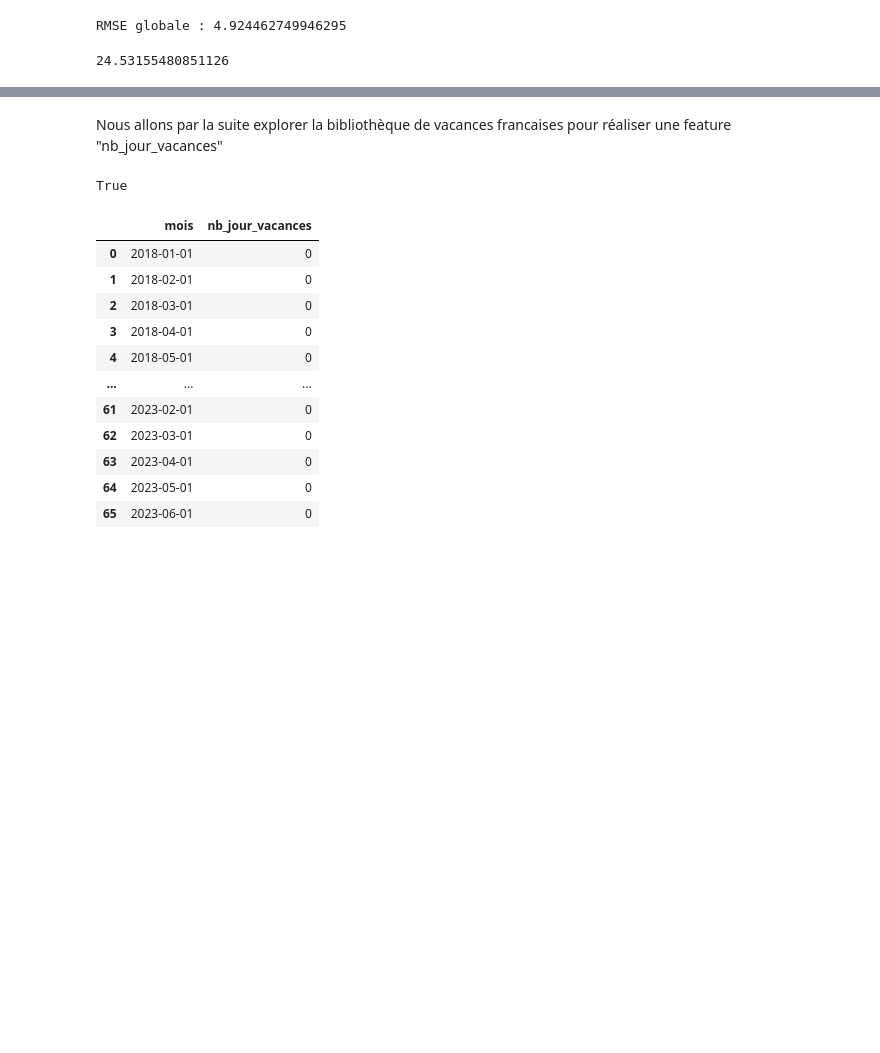
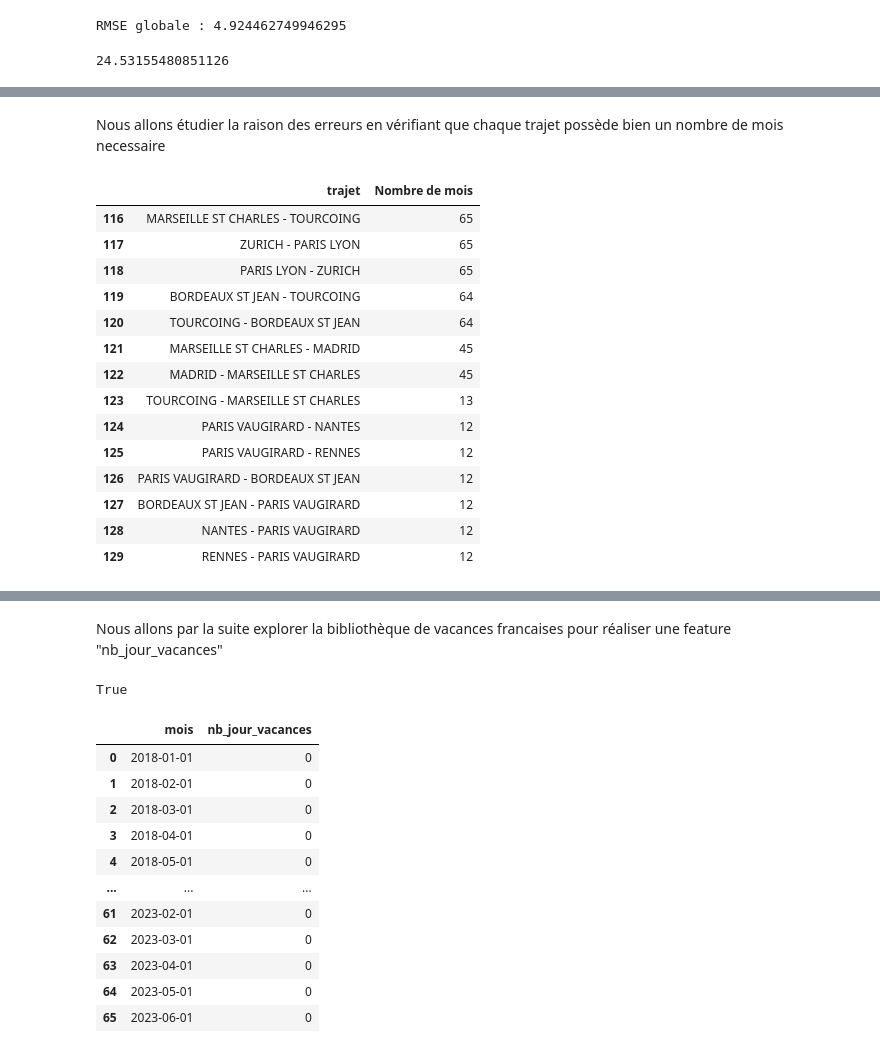
Before and after one commit to MatteoGentili/Apprentissage_Automatique_Project, a Jupyter notebook: Python_files/time_series.ipynb, the cells around one changed output, grey strips where cells are left out. Saved outputs shown, nothing was run; the diff lists cells and outputs as text; code cells hidden in the pictures; blank space fills up the shorter version.

```diff
--- a/Python_files/time_series.ipynb
+++ b/Python_files/time_series.ipynb
@@ -365,0 +300,23 @@ PARIS LYON - BARCELONA
+# %% [markdown]
+Nous allons étudier la raison des erreurs en vérifiant que chaque trajet possède bien un nombre de mois necessaire
+# %%
+value_counts = df_pred_retard['trajet'].value_counts()
+result_df = pd.DataFrame({'trajet': value_counts.index, 'Nombre de mois': value_counts.values})
+
+display(result_df[result_df["Nombre de mois"] < 66])
+# %% [output]
+|  | trajet | Nombre de mois |
+| 116 | MARSEILLE ST CHARLES - TOURCOING | 65 |
+| 117 | ZURICH - PARIS LYON | 65 |
+| 118 | PARIS LYON - ZURICH | 65 |
+| 119 | BORDEAUX ST JEAN - TOURCOING | 64 |
+| 120 | TOURCOING - BORDEAUX ST JEAN | 64 |
+| 121 | MARSEILLE ST CHARLES - MADRID | 45 |
+| 122 | MADRID - MARSEILLE ST CHARLES | 45 |
+| 123 | TOURCOING - MARSEILLE ST CHARLES | 13 |
+| 124 | PARIS VAUGIRARD - NANTES | 12 |
+| 125 | PARIS VAUGIRARD - RENNES | 12 |
+| 126 | PARIS VAUGIRARD - BORDEAUX ST JEAN | 12 |
+| 127 | BORDEAUX ST JEAN - PARIS VAUGIRARD | 12 |
+| 128 | NANTES - PARIS VAUGIRARD | 12 |
+| 129 | RENNES - PARIS VAUGIRARD | 12 |
```
Also changed, not shown: parts of 14 cells of this notebook.
